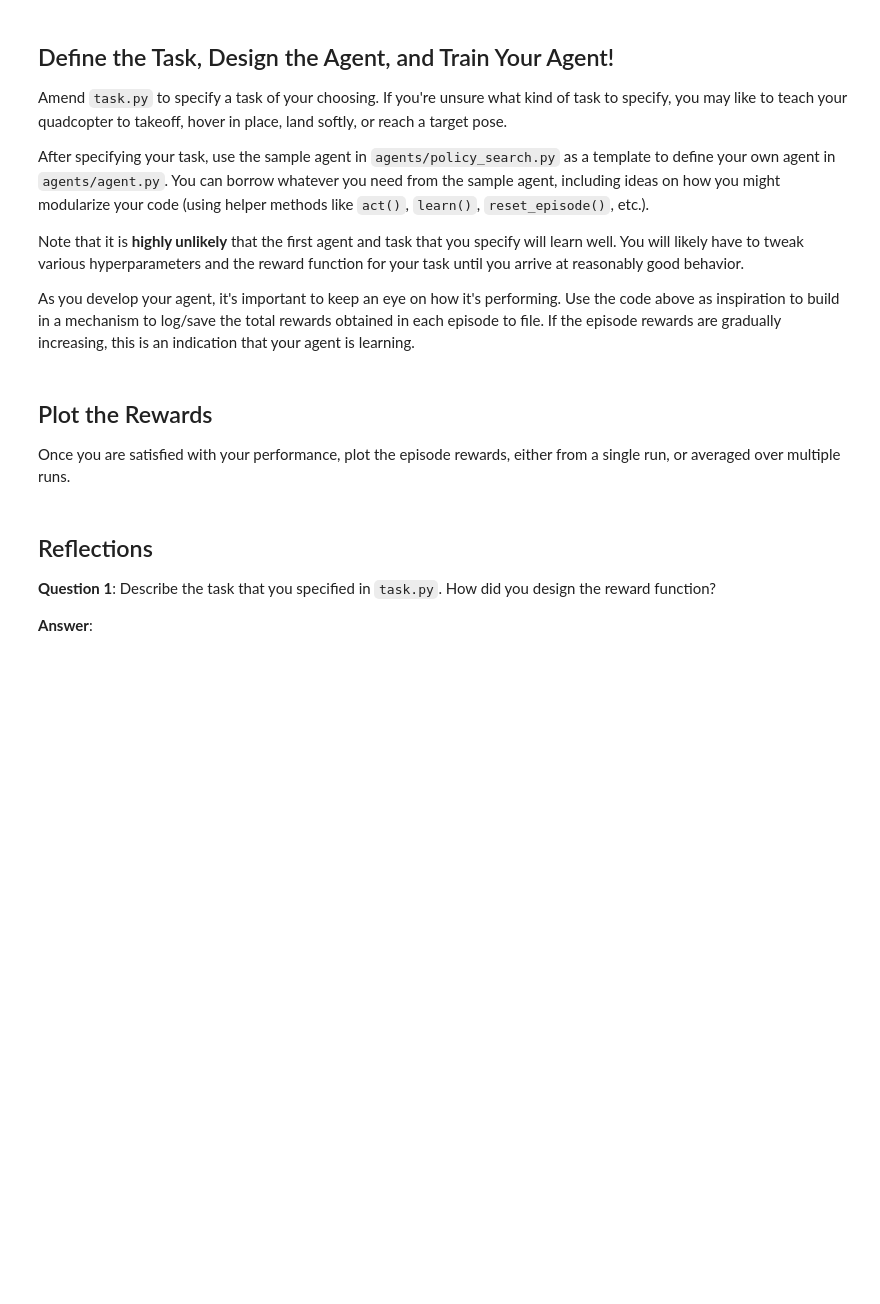
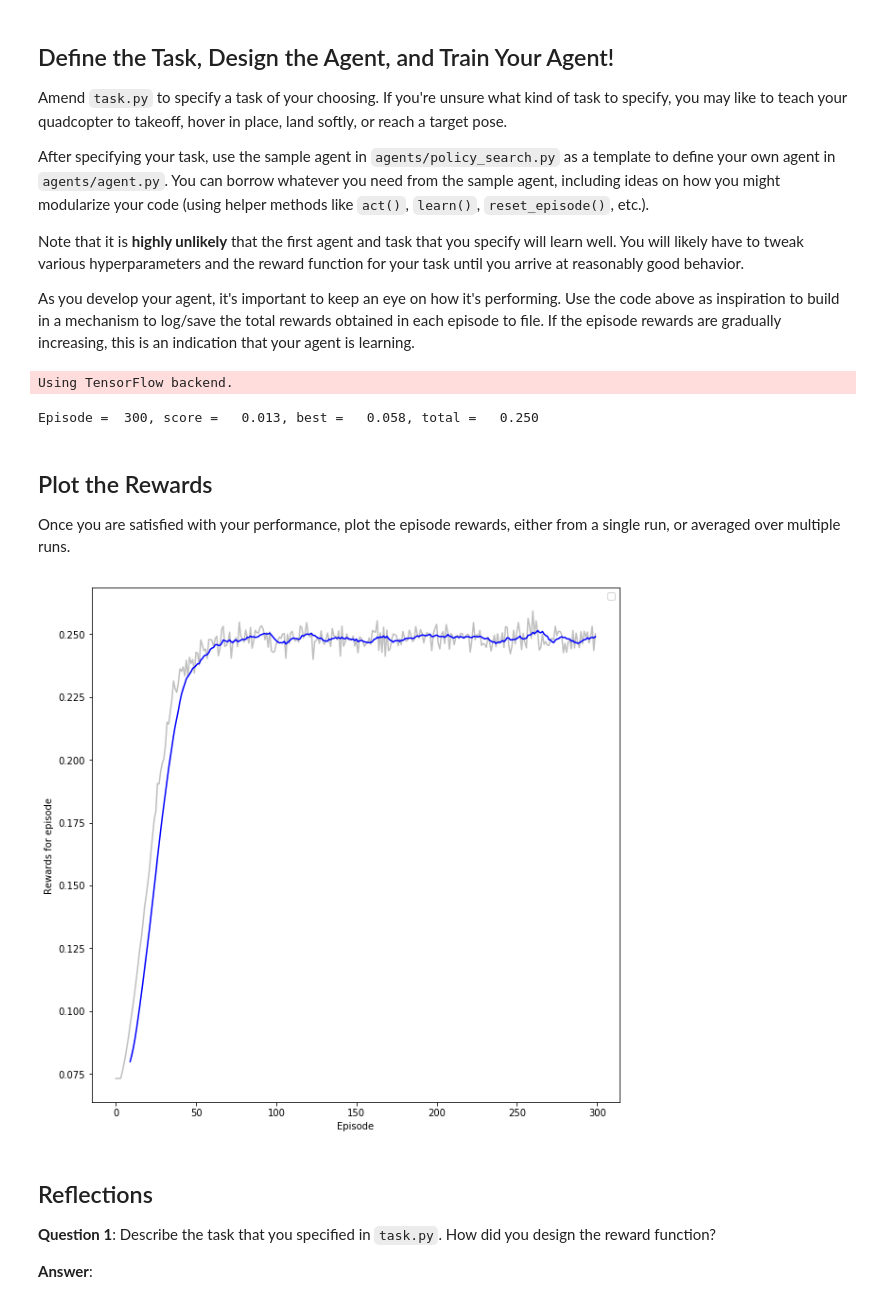
Before and after one commit to cbrands/RL-Quadcopter-2, a Jupyter notebook: Quadcopter_Project.ipynb, the cells around one changed output. Cells and saved outputs as stored; diff of their text form; code cells hidden in the pictures; blank space fills up the shorter version.

```diff
--- a/Quadcopter_Project.ipynb
+++ b/Quadcopter_Project.ipynb
@@ -220,3 +218,49 @@ As you develop your agent, it's important to keep an eye on how it's performing.
+# %%
+## DONE: Train your agent here.
+import sys
+import pandas as pd
+from agents.agent import DDPG
+from task import Task
+import numpy as np
+from random import random
+
+import tensorflow as tf
+
+np.random.seed(2187569887)
+
+time_limit = 20
+num_episodes = 300
+
+# Flying from (x, y, z) = (100, 100, 100) to (x, y, z) = (150, 150, 150)
+init_pose = np.array([100., 100., 100., 0., 0., 0.])
+init_angle_velocities = np.array([0., 0., 0.])
+target_pos = np.array([150., 150., 150., 0., 0., 0.])
+
+task = Task(init_pose, init_velocities, init_angle_velocities, time_limit, target_pos=target_pos)
+agent = DDPG(task)
+
+all_episode_rewards = []
+# %% [output]
+Using TensorFlow backend.
+# %%
+for episode in range(1, num_episodes+1):
+    state = agent.reset_episode()
+    episode_reward = 0
+    for i in range(time_limit):
+        action = agent.act(state)
+        next_state, reward, done = task.step(action)
+        agent.step(action, reward, next_state, done)
+        state = next_state
+        episode_reward += reward
+        if i == time_limit - 1:
+            print("\rEpisode = {:4d}, score = {:7.3f}, best = {:7.3f}, total = {:7.3f}"\
+                    .format(episode, agent.score, agent.best_score, episode_reward)
+                  , end="")
+            sys.stdout.flush()
+            all_episode_rewards.append(episode_reward)
+            break
+# %% [output]
+Episode =  300, score =   0.013, best =   0.058, total =   0.250
 # %% [markdown]
 ## Plot the Rewards
 
@@ -226,3 +268,30 @@ Once you are satisfied with your performance, plot the episode rewards, either f
+# %%
+# DONE: Plot the rewards.
+%matplotlib inline
+import matplotlib.pyplot as plt
+
+def moving_average (values, periods):
+    """ Calculate the moving average"""
+    weights = np.repeat(1.0, periods) / periods
+    ma = np.convolve(values, weights, 'valid')
+    return ma
+
+def plot_rewards(rewards, moving_average_periods):
+    """ Generate a plot for the rewards and the moving average"""
+    plt.figure().set_size_inches(10, 10)
+    plt.xlabel('Episode')
+    plt.ylabel('Rewards for episode')
+    plt.legend(['Reward', 'Moving average over ' + str(moving_average_periods) + ' periods'])
+    indices = np.arange(len(rewards))
+    np_rewards = np.array(rewards)
+    plt.plot(indices, np_rewards, color='grey', alpha=0.5)
+    averaged = moving_average(np_rewards, moving_average_periods)
+    plt.plot(indices[moving_average_periods - 1:], averaged, color='blue')
+    plt.show()
+
+plot_rewards(all_episode_rewards, moving_average_periods=10)
+# %% [output]
+[figure, added]
 # %% [markdown]
 ## Reflections
 
```
Also changed, not shown: parts of 9 cells of this notebook, 10 other files.
